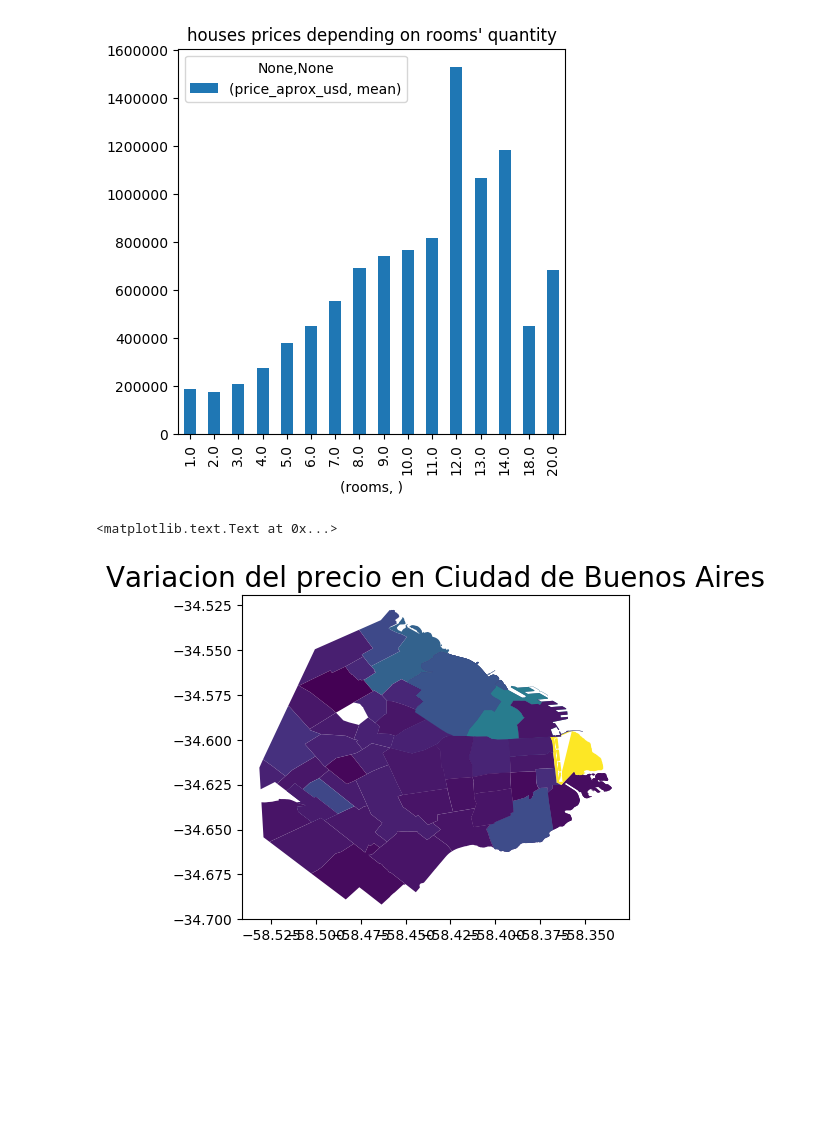
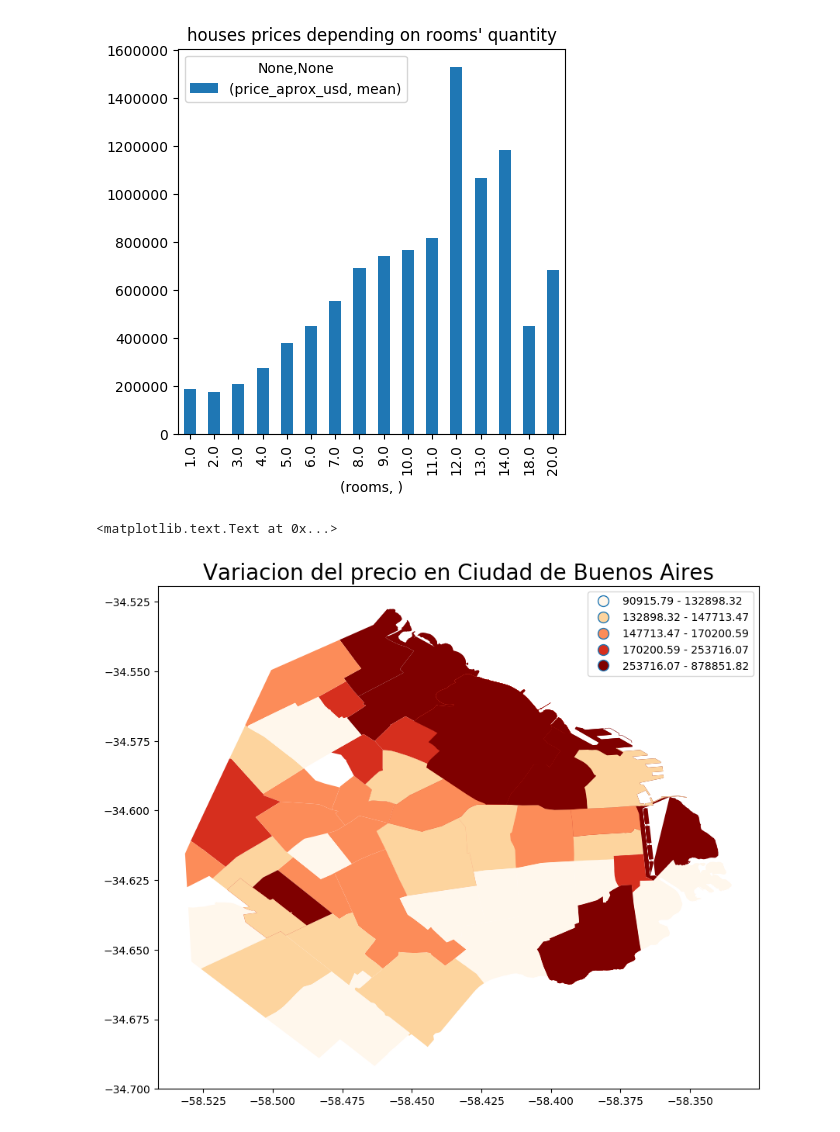
Before and after one commit to Monty1991/TPDATOS_7506_2017_2_ARGERICH, a Jupyter notebook: TP.ipynb, the cells around one changed output. Drawn from its saved outputs; the diff is of its cells as text; code cells hidden in the pictures; blank space fills up the shorter version.

```diff
--- a/TP.ipynb
+++ b/TP.ipynb
@@ -445,13 +445,13 @@ def belongToPolygon(geoDf, buenosAiresMap):
 # %%
 densityMapDf = densityMapByPlaceName(df, 'Capital Federal')
 geoDf = convertToGeoData(densityMapDf)
 buenosAires = pd.read_csv('barrios/barrios.csv', low_memory = False)
 buenosAires['WKT'] = pd.Series(convertStringToPolygon(buenosAires['WKT'].tolist()))
 buenosAiresMap = convertToGeoDataFrame(buenosAires)
 geoDf = belongToPolygon(geoDf, buenosAiresMap)
 #base = buenosAiresMap.plot(color = 'white', edgecolor = 'black')
-geoDf.plot(column = 'price_aprox_usd')
+geoDf.plot(legend=True, column = 'price_aprox_usd', cmap='OrRd', scheme="Quantiles", figsize=(10,10))
 plt.title('Variacion del precio en Ciudad de Buenos Aires', fontsize = 20)
 # %% [output]
 <matplotlib.text.Text at 0x...>
-[figure, old version]
+[figure, new version]
```
